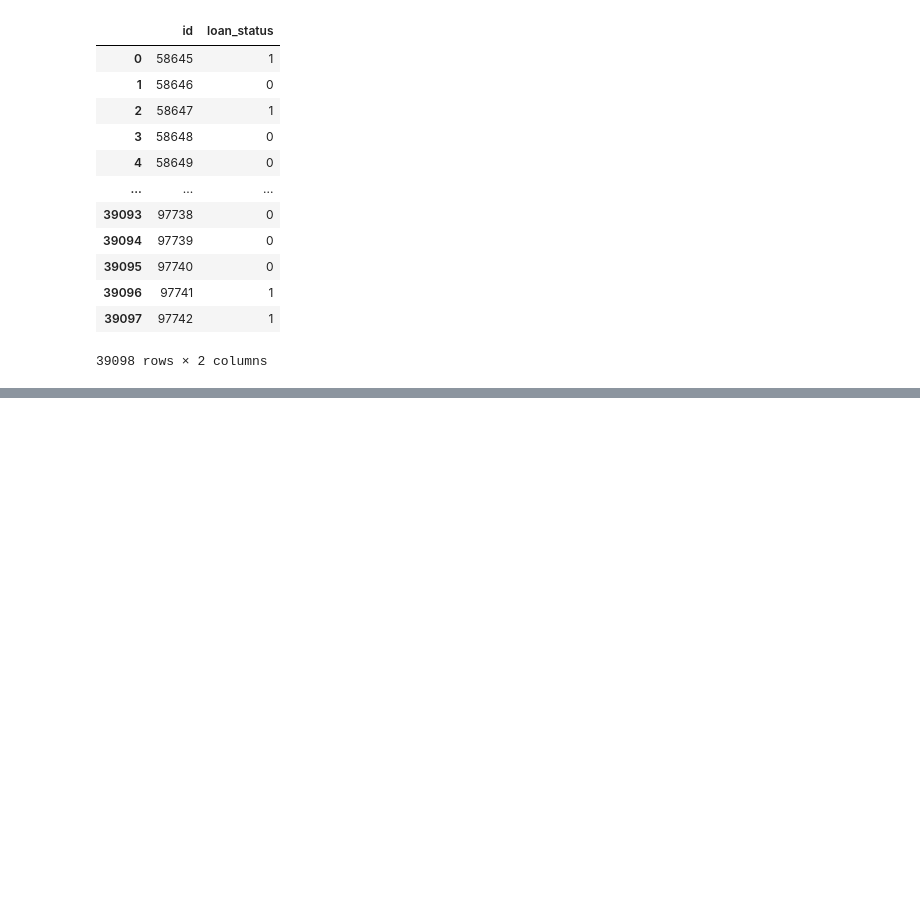
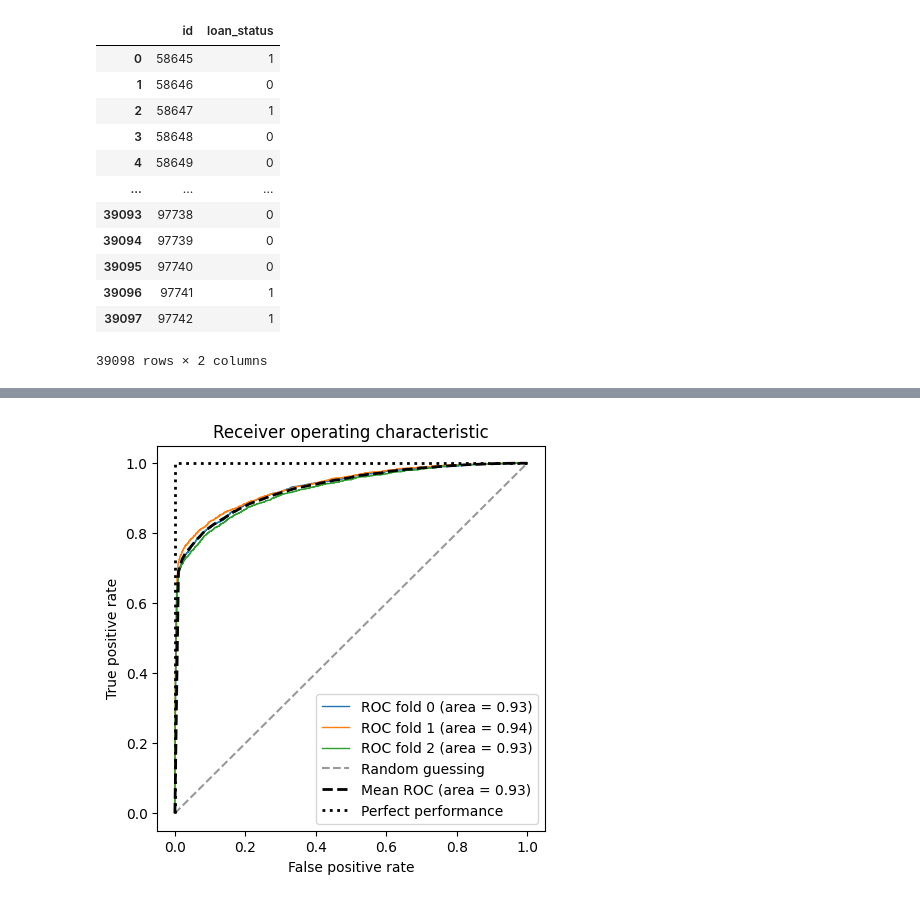
Before and after one commit to hieundx/kaggle-comps, a Jupyter notebook: loan-approval-prediction/k-fold cross validation.ipynb, the cells around one changed output, grey strips where cells are left out. Cells and saved outputs as stored; diff of their text form; code cells hidden in the pictures; blank space fills up the shorter version.

```diff
--- a/loan-approval-prediction/k-fold cross validation.ipynb
+++ b/loan-approval-prediction/k-fold cross validation.ipynb
@@ -320,0 +445,55 @@ Predictions saved to submission.csv
+# %%
+from sklearn.metrics import roc_curve, auc
+from sklearn.model_selection import StratifiedKFold
+from numpy import interp
+
+# {'model__n_estimators': 50,
+#  'model__min_samples_split': 10,
+#  'model__min_samples_leaf': 5,
+#  'model__max_features': 'log2',
+#  'model__max_depth': 15}
+
+pipe  = Pipeline([
+    ('preprocessor', preprocessor),
+    ('model', RandomForestClassifier(
+        n_estimators=50,
+        min_samples_split=10,
+        min_samples_leaf=5,
+        max_features='log2',
+        max_depth=15
+    ))
+])
+
+cv = list(StratifiedKFold(n_splits=3).split(X_train, y_train))
+fig = plt.figure(figsize=(5, 5))
+
+mean_tpr = 0.0
+mean_fpr = np.linspace(0, 1, 100)
+all_tpr = []
+
+for i, (train, test) in enumerate(cv):
+    probas_ = pipe.fit(X_train.iloc[train], y_train.iloc[train]).predict_proba(X_train.iloc[test])
+    fpr, tpr, thresholds = roc_curve(y_train.iloc[test], probas_[:, 1])
+    mean_tpr += interp(mean_fpr, fpr, tpr)
+    mean_tpr[0] = 0.0
+    roc_auc = auc(fpr, tpr)
+    plt.plot(fpr, tpr, lw=1, label='ROC fold %d (area = %0.2f)' % (i, roc_auc))
+
+plt.plot([0, 1], [0, 1], linestyle='--', color=(0.6, 0.6, 0.6), label='Random guessing')
+mean_tpr /= len(cv)
+mean_tpr[-1] = 1.0
+mean_auc = auc(mean_fpr, mean_tpr)
+plt.plot(mean_fpr, mean_tpr, 'k--',
+         label='Mean ROC (area = %0.2f)' % mean_auc, lw=2)
+plt.plot([0, 0, 1], [0, 1, 1], lw=2, linestyle=':', color='black', label='Perfect performance')
+
+plt.xlim([-0.05, 1.05])
+plt.ylim([-0.05, 1.05])
+plt.xlabel('False positive rate')
+plt.ylabel('True positive rate')
+plt.title('Receiver operating characteristic')
+plt.legend(loc="lower right")
+
+plt.show()
+# %% [output]
+[figure, added]
```
Also changed, not shown: parts of 12 cells of this notebook, 1 other file.
